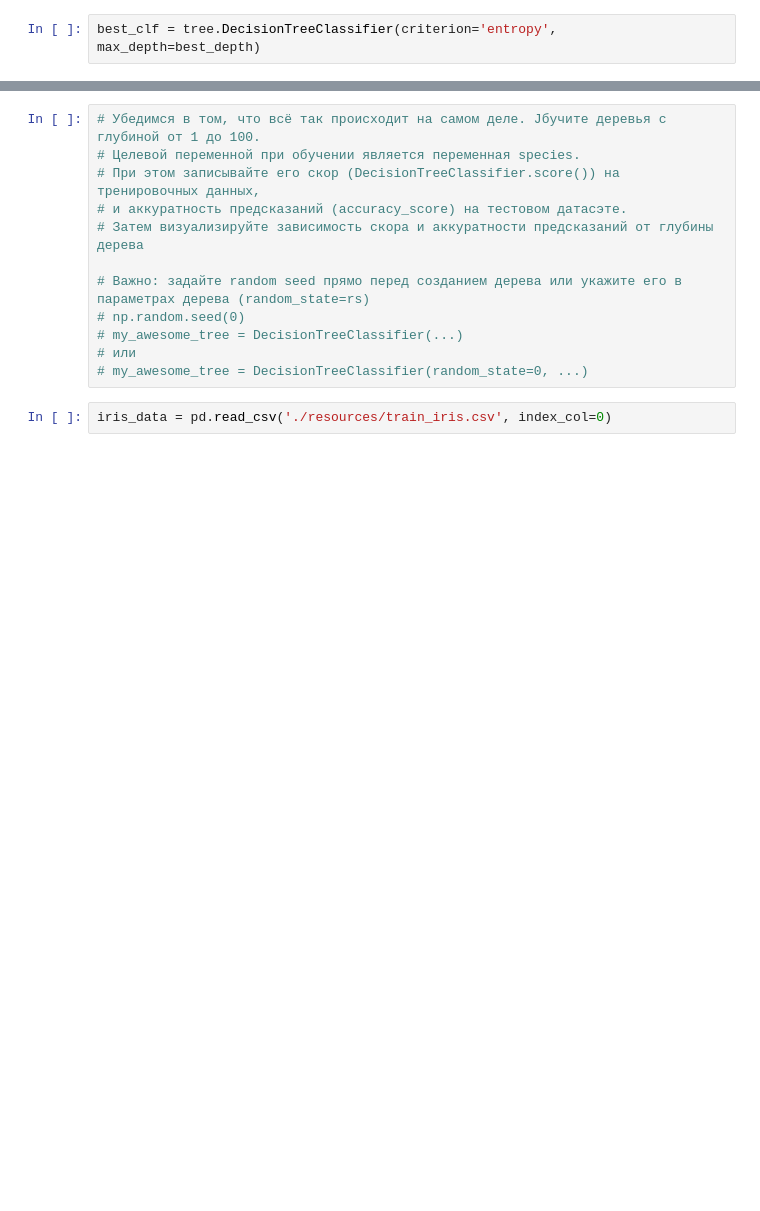
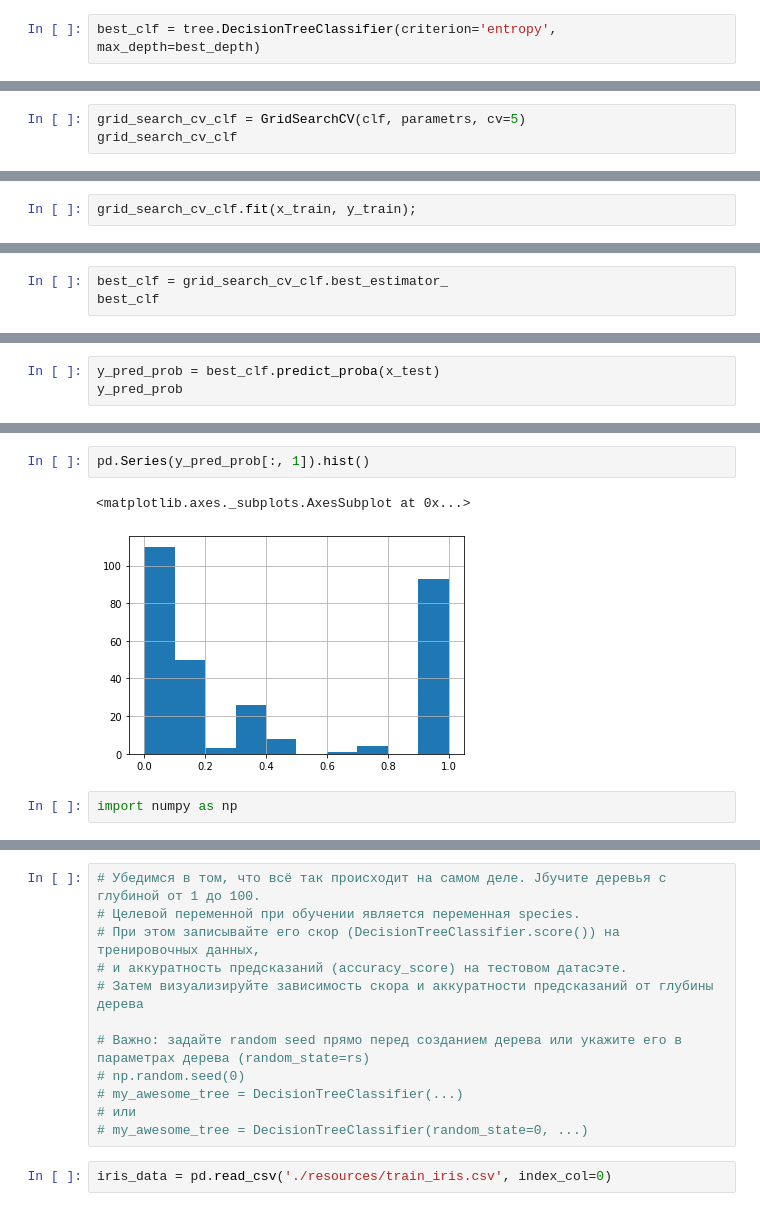
Before and after one commit to z-sector/stepik_data_science, a Jupyter notebook: tree_2-3.ipynb, the cells around one changed output, grey strips where cells are left out. Drawn from its saved outputs; the diff is of its cells as text; blank space fills up the shorter version.

```diff
--- a/tree_2-3.ipynb
+++ b/tree_2-3.ipynb
@@ -300,0 +315,3 @@ cross_val_score(best_clf, x_test, y_test , cv=5).mean()
+# %%
+grid_search_cv_clf = GridSearchCV(clf, parametrs, cv=5)
+grid_search_cv_clf
@@ -300,0 +337,2 @@ cross_val_score(best_clf, x_test, y_test , cv=5).mean()
+# %%
+grid_search_cv_clf.fit(x_train, y_train);
@@ -300,0 +343,3 @@ cross_val_score(best_clf, x_test, y_test , cv=5).mean()
+# %%
+best_clf = grid_search_cv_clf.best_estimator_
+best_clf
@@ -300,0 +385,3 @@ cross_val_score(best_clf, x_test, y_test , cv=5).mean()
+# %%
+y_pred_prob = best_clf.predict_proba(x_test)
+y_pred_prob
@@ -300,0 +406,7 @@ cross_val_score(best_clf, x_test, y_test , cv=5).mean()
+# %%
+pd.Series(y_pred_prob[:, 1]).hist()
+# %% [output]
+<matplotlib.axes._subplots.AxesSubplot at 0x...>
+[figure, added]
+# %%
+import numpy as np
```
Also changed, not shown: parts of 29 cells of this notebook.
